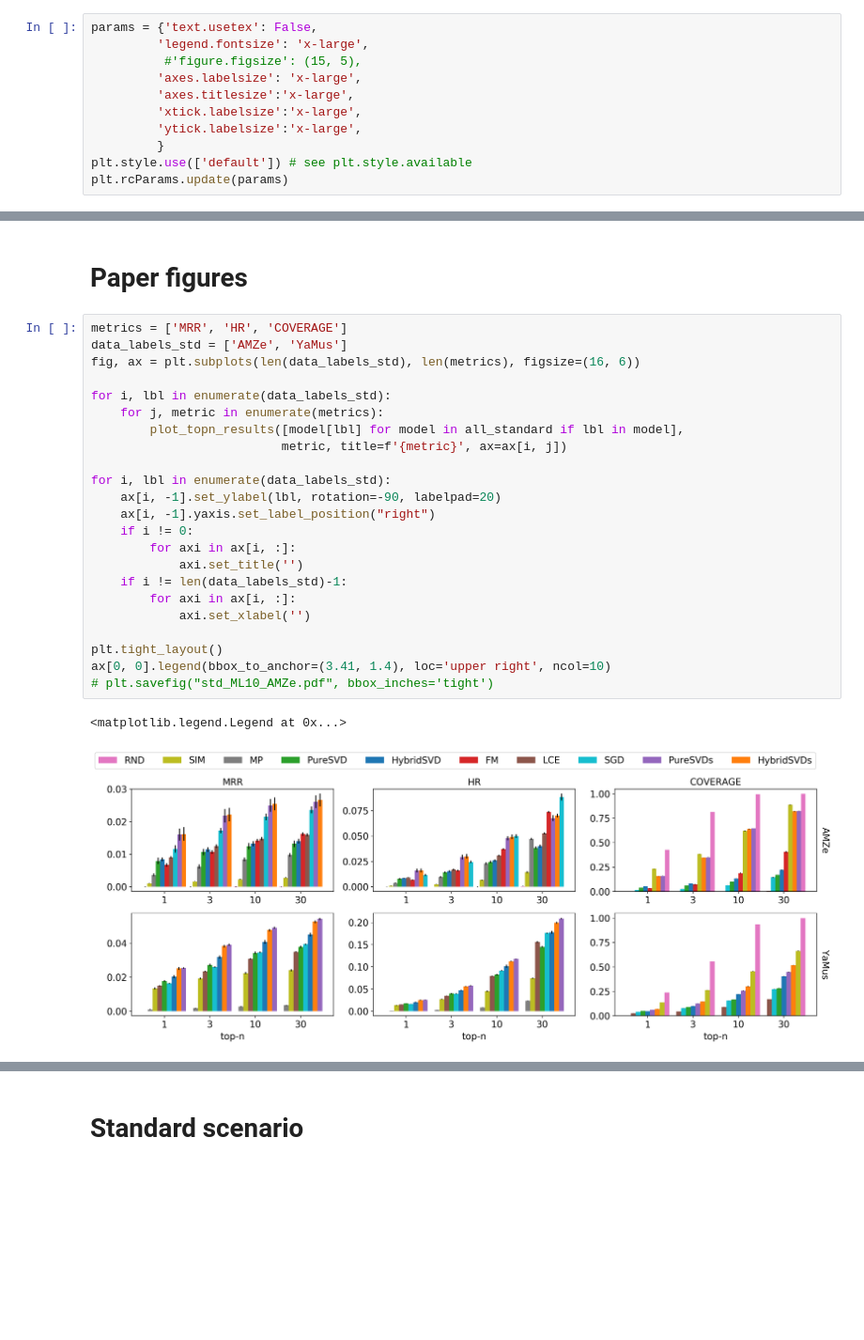
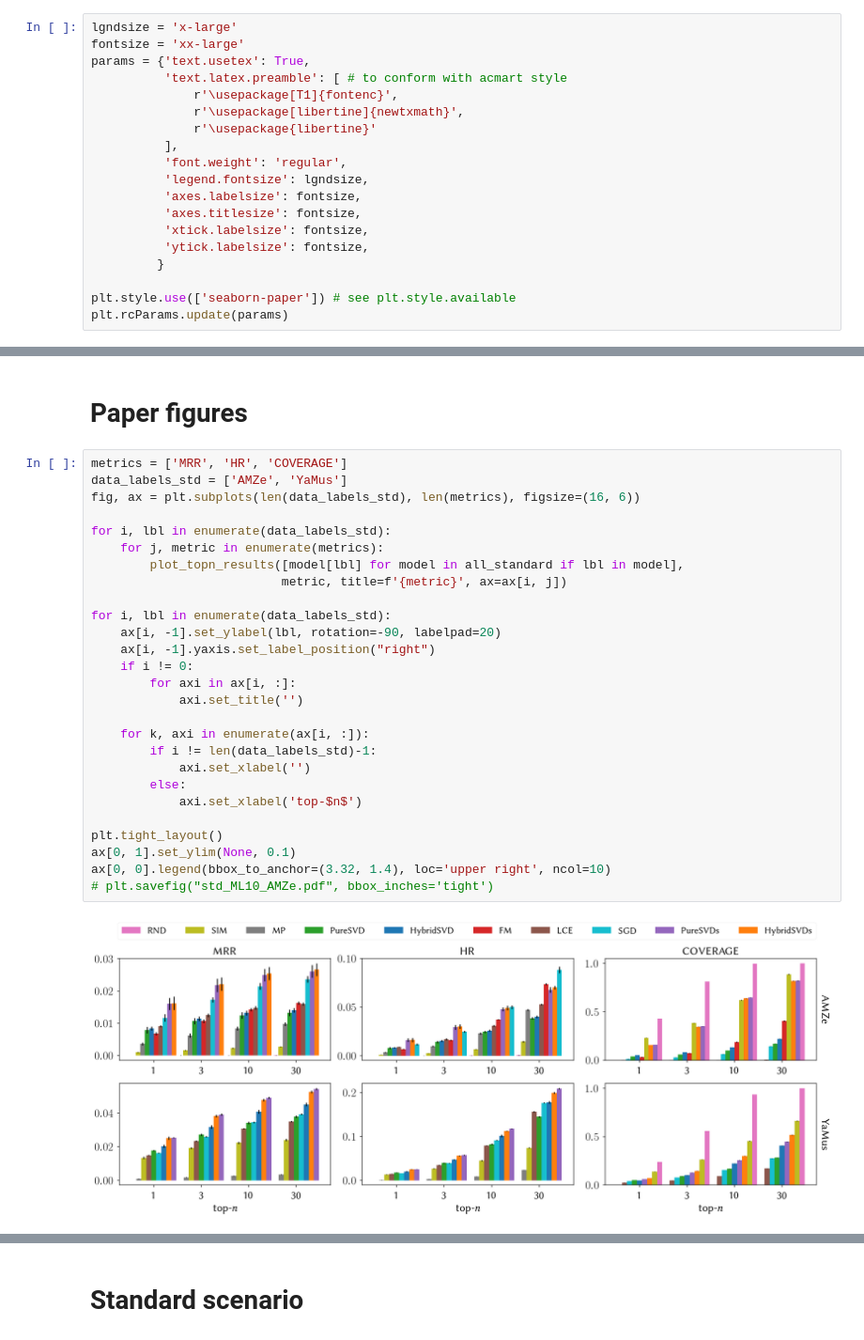
Before and after one commit to evfro/recsys19_hybridsvd, a Jupyter notebook: View_all_results.ipynb, the cells around one changed output, grey strips where cells are left out. Shown at 94% size. Saved outputs shown, nothing was run; the diff lists cells and outputs as text; blank space fills up the shorter version.

Commit message:
conform figure fonts with acm style

```diff
--- a/View_all_results.ipynb
+++ b/View_all_results.ipynb
@@ -21,15 +21,23 @@ from utils import read_cv_data
 %matplotlib inline
 %config InlineBackend.figure_format = 'retina'
 # %%
-params = {'text.usetex': False,
-         'legend.fontsize': 'x-large',
-          #'figure.figsize': (15, 5),
-         'axes.labelsize': 'x-large',
-         'axes.titlesize':'x-large',
-         'xtick.labelsize':'x-large',
-         'ytick.labelsize':'x-large',
+lgndsize = 'x-large'
+fontsize = 'xx-large'
+params = {'text.usetex': True,
+          'text.latex.preamble': [ # to conform with acmart style
+              r'\usepackage[T1]{fontenc}',
+              r'\usepackage[libertine]{newtxmath}',
+              r'\usepackage{libertine}'
+          ],
+          'font.weight': 'regular',
+          'legend.fontsize': lgndsize,
+          'axes.labelsize': fontsize,
+          'axes.titlesize': fontsize,
+          'xtick.labelsize': fontsize,
+          'ytick.labelsize': fontsize,
          }
-plt.style.use(['default']) # see plt.style.available
+
+plt.style.use(['seaborn-paper']) # see plt.style.available
 plt.rcParams.update(params)
 # %% [markdown]
 # Load data
@@ -201,29 +209,32 @@ ax[0, 0].legend(bbox_to_anchor=(3.41, 1.35), loc='upper right', ncol=10)
 # %%
 metrics = ['MRR', 'HR', 'COVERAGE']
 data_labels_std = ['AMZe', 'YaMus']
 fig, ax = plt.subplots(len(data_labels_std), len(metrics), figsize=(16, 6))
 
 for i, lbl in enumerate(data_labels_std):
     for j, metric in enumerate(metrics):
         plot_topn_results([model[lbl] for model in all_standard if lbl in model],
                           metric, title=f'{metric}', ax=ax[i, j])
 
 for i, lbl in enumerate(data_labels_std):
     ax[i, -1].set_ylabel(lbl, rotation=-90, labelpad=20)
     ax[i, -1].yaxis.set_label_position("right")
     if i != 0:
         for axi in ax[i, :]:
             axi.set_title('')
-    if i != len(data_labels_std)-1:
-        for axi in ax[i, :]:
+
+    for k, axi in enumerate(ax[i, :]):
+        if i != len(data_labels_std)-1:
             axi.set_xlabel('')
+        else:
+            axi.set_xlabel('top-$n$')
 
 plt.tight_layout()
-ax[0, 0].legend(bbox_to_anchor=(3.41, 1.4), loc='upper right', ncol=10)
+ax[0, 1].set_ylim(None, 0.1)
+ax[0, 0].legend(bbox_to_anchor=(3.32, 1.4), loc='upper right', ncol=10)
 # plt.savefig("std_ML10_AMZe.pdf", bbox_inches='tight')
 # %% [output]
-<matplotlib.legend.Legend at 0x...>
-[figure, old version]
+[figure, new version]
 # %%
 metrics = ['MRR', 'HR', 'COVERAGE']
 data_labels_cls = ['BX', 'YaMus']
```
Also changed, not shown: parts of 2 cells of this notebook.
